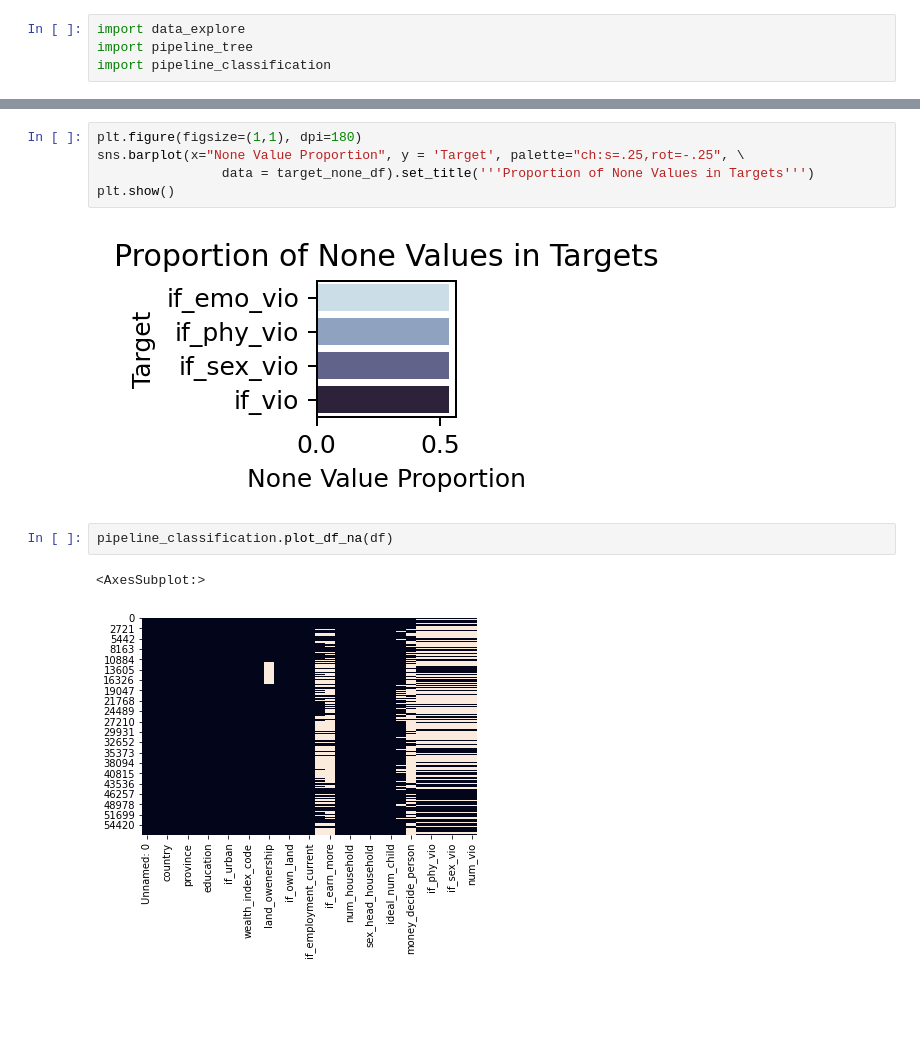
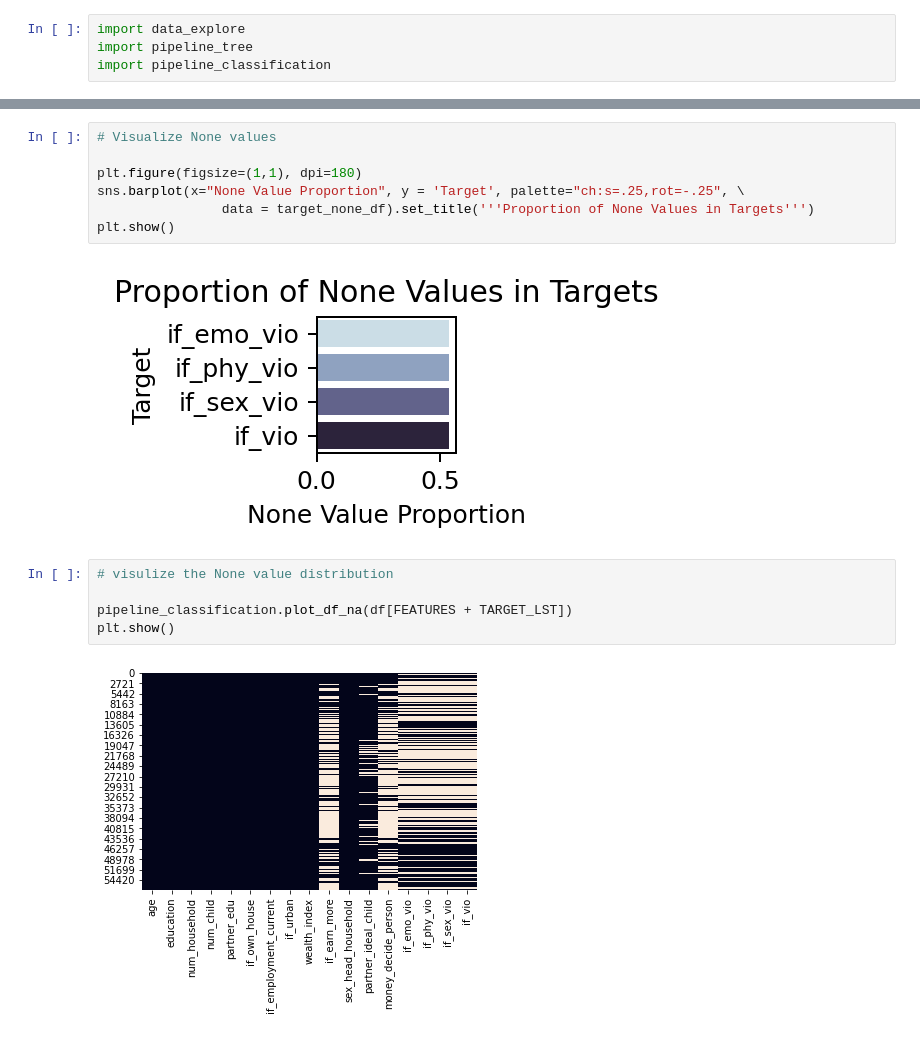
Before and after one commit to keiraou/ML-final-project, a Jupyter notebook: Discriptive_Statistics.ipynb, the cells around one changed output, grey strips where cells are left out. Drawn from its saved outputs; the diff is of its cells as text; blank space fills up the shorter version.

```diff
--- a/Discriptive_Statistics.ipynb
+++ b/Discriptive_Statistics.ipynb
@@ -117,14 +133,18 @@ plt.show()
 # %% [output]
 [figure]
 # %%
+# Visualize None values
+
 plt.figure(figsize=(1,1), dpi=180)
 sns.barplot(x="None Value Proportion", y = 'Target', palette="ch:s=.25,rot=-.25", \
                 data = target_none_df).set_title('''Proportion of None Values in Targets''')
 plt.show()
 # %% [output]
 [figure]
-# %%
-pipeline_classification.plot_df_na(df)
-# %% [output]
-<AxesSubplot:>
-[figure, removed]
+# %%
+# visulize the None value distribution
+
+pipeline_classification.plot_df_na(df[FEATURES + TARGET_LST])
+plt.show()
+# %% [output]
+[figure, added]
```
Also changed, not shown: parts of 20 cells of this notebook, 1 other file.
